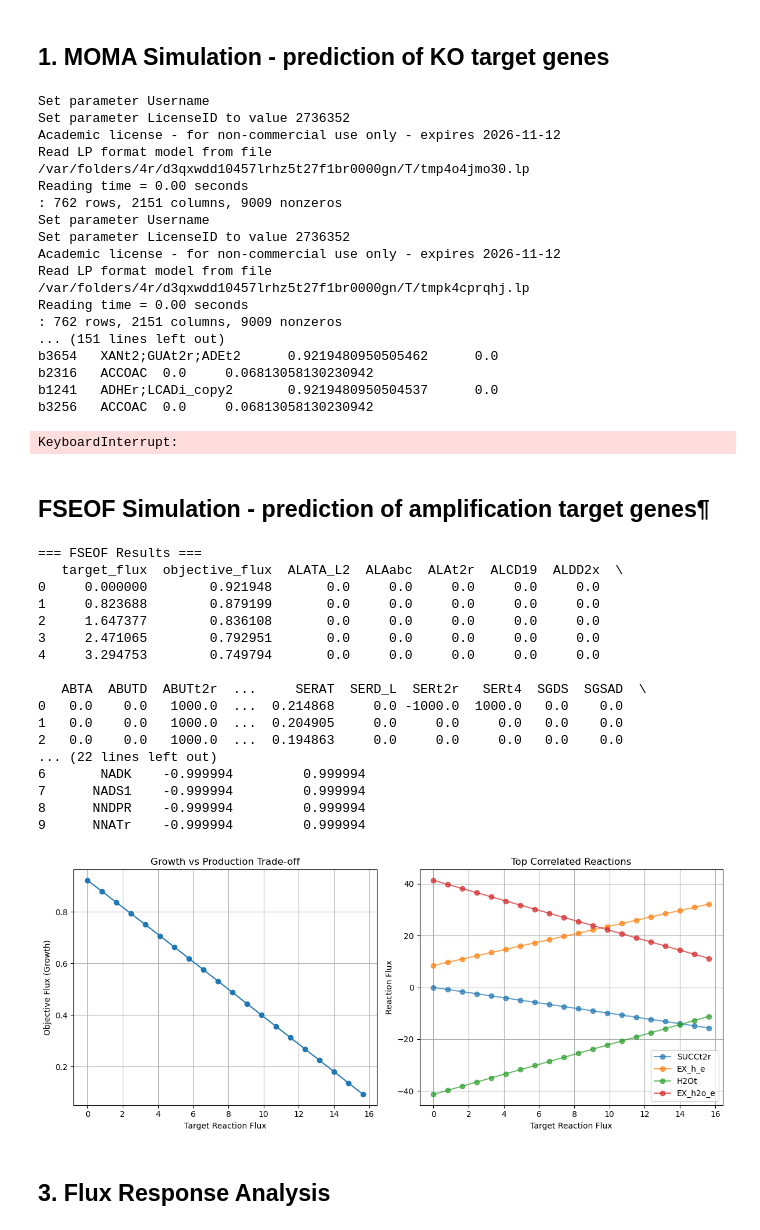
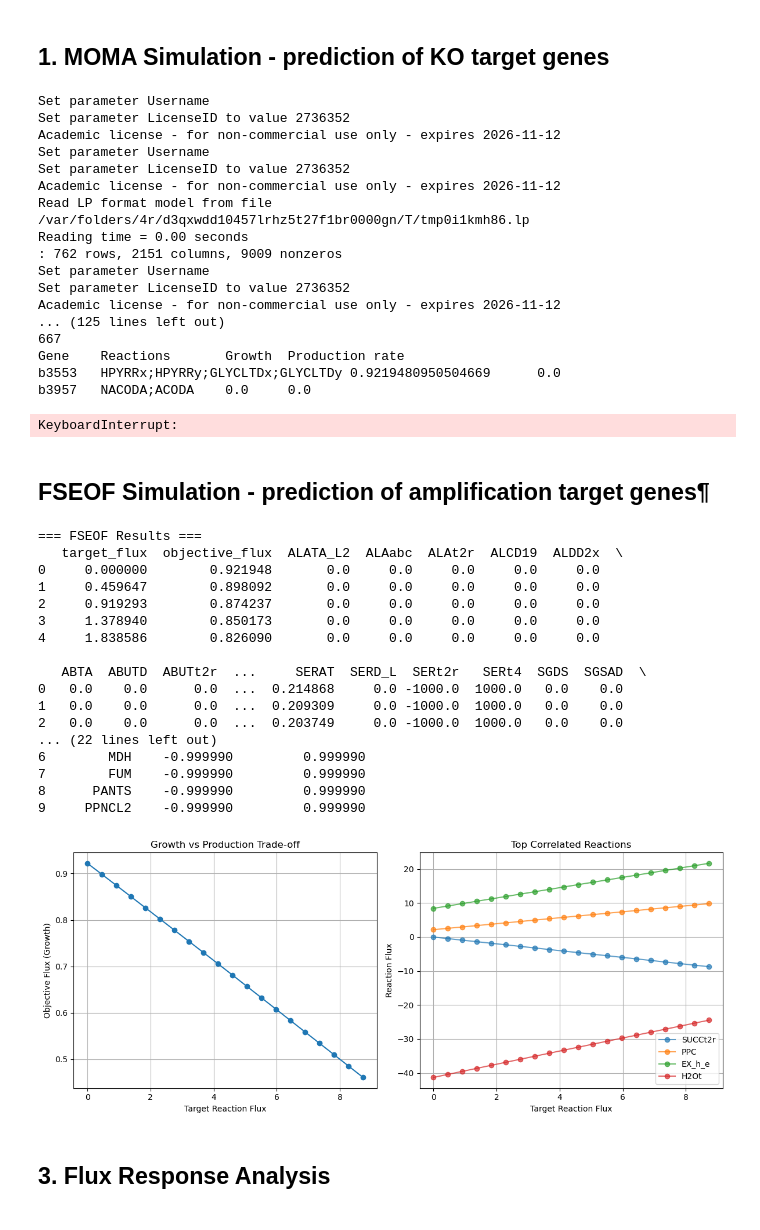
Before and after one commit to jyryu3161/bio_system_design, a Jupyter notebook: simulator_tutorials/Tutorial_2_Targeting_Simulation.ipynb, the cells around one changed output. Drawn from its saved outputs; the diff is of its cells as text; code cells hidden in the pictures.

```diff
--- a/simulator_tutorials/Tutorial_2_Targeting_Simulation.ipynb
+++ b/simulator_tutorials/Tutorial_2_Targeting_Simulation.ipynb
@@ -31,11 +31,10 @@ from cobra.flux_analysis import find_blocked_reactions
 from cobra.io import write_sbml_model
 
 model = cobra.io.read_sbml_model("iJR904.xml")
-blocked_reactions = find_blocked_reactions(model)
-print(f"Found {len(blocked_reactions)} blocked reactions")
-model.remove_reactions(blocked_reactions)
-
-write_sbml_model(model, "iJR904_rm_blocked.xml")
+# blocked_reactions = find_blocked_reactions(model)
+# print(f"Found {len(blocked_reactions)} blocked reactions")
+# model.remove_reactions(blocked_reactions)
+# write_sbml_model(model, "iJR904_rm_blocked.xml")
 
 print(len(model.genes))
 print(len(model.reactions))
@@ -43,11 +42,12 @@ print(len(model.reactions))
 sim = Simulator()
 sim.load_cobra_model(model)
 
-
 biomass_reaction = "BIOMASS_Ecoli"# iML1515 # "BIOMASS_Ecoli_core_w_GAM"
 target_reaction = "EX_succ_e"
 
-status, objective_value, wt_fluxes = sim.run_FBA(new_objective=biomass_reaction, internal_flux_minimization=True)
+flux_constraints = {}
+flux_constraints[target_reaction] = [0.01, 1000.0]
+status, objective_value, wt_fluxes = sim.run_FBA(new_objective=biomass_reaction, flux_constraints = flux_constraints, internal_flux_minimization=True)
 
 fp = open('./simulation_results_MOMA.txt', 'w')
 fp.write('%s\t%s\t%s\t%s\n'%("Gene", "Reactions", "Growth", "Production rate"))
@@ -78,20 +78,20 @@ fp.close()
 Set parameter Username
 Set parameter LicenseID to value 2736352
 Academic license - for non-commercial use only - expires 2026-11-12
-Read LP format model from file /var/folders/4r/d3qxwdd10457lrhz5t27f1br0000gn/T/tmp4o4jmo30.lp
+Set parameter Username
+Set parameter LicenseID to value 2736352
+Academic license - for non-commercial use only - expires 2026-11-12
+Read LP format model from file /var/folders/4r/d3qxwdd10457lrhz5t27f1br0000gn/T/tmp0i1kmh86.lp
 Reading time = 0.00 seconds
 : 762 rows, 2151 columns, 9009 nonzeros
 Set parameter Username
 Set parameter LicenseID to value 2736352
 Academic license - for non-commercial use only - expires 2026-11-12
-Read LP format model from file /var/folders/4r/d3qxwdd10457lrhz5t27f1br0000gn/T/tmpk4cprqhj.lp
-Reading time = 0.00 seconds
-: 762 rows, 2151 columns, 9009 nonzeros
-... (151 lines left out)
-b3654   XANt2;GUAt2r;ADEt2      0.9219480950505462      0.0
-b2316   ACCOAC  0.0     0.06813058130230942
-b1241   ADHEr;LCADi_copy2       0.9219480950504537      0.0
-b3256   ACCOAC  0.0     0.06813058130230942
+... (125 lines left out)
+667
+Gene    Reactions       Growth  Production rate
+b3553   HPYRRx;HPYRRy;GLYCLTDx;GLYCLTDy 0.9219480950504669      0.0
+b3957   NACODA;ACODA    0.0     0.0
 KeyboardInterrupt:
 # %% [markdown]
 ## FSEOF Simulation - prediction of amplification target genes¶
@@ -108,7 +108,7 @@ target_reaction = "EX_succ_e"
 
 status, results_df, correlations_df = sim.run_FSEOF(
     target_reaction=target_reaction,
-    objective_fraction=0.1,
+    objective_fraction=0.5,
     n_points=20
 )
 
@@ -131,45 +131,45 @@ if status == 'optimal':
     plt.xlabel('Target Reaction Flux')
     plt.ylabel('Objective Flux (Growth)')
     plt.title('Growth vs Production Trade-off')
     plt.grid(True)
 
     # 2. Highly correlated reactions
     plt.subplot(1, 2, 2)
     top_rxns = correlations_df.head(5)['reaction'].tolist()
     for rxn in top_rxns:
         if rxn != target_reaction:
             plt.plot(results_df['target_flux'], results_df[rxn], 'o-', label=rxn, alpha=0.7)
     plt.xlabel('Target Reaction Flux')
     plt.ylabel('Reaction Flux')
     plt.title('Top Correlated Reactions')
     plt.legend()
     plt.grid(True)
 
     plt.tight_layout()
     plt.show()
 
     # 결과 저장
     results_df.to_csv('fseof_results.csv', index=False)
     correlations_df.to_csv('fseof_correlations.csv', index=False)
 # %% [output]
 === FSEOF Results ===
    target_flux  objective_flux  ALATA_L2  ALAabc  ALAt2r  ALCD19  ALDD2x  \
 0     0.000000        0.921948       0.0     0.0     0.0     0.0     0.0
-1     0.823688        0.879199       0.0     0.0     0.0     0.0     0.0
-2     1.647377        0.836108       0.0     0.0     0.0     0.0     0.0
-3     2.471065        0.792951       0.0     0.0     0.0     0.0     0.0
-4     3.294753        0.749794       0.0     0.0     0.0     0.0     0.0
+1     0.459647        0.898092       0.0     0.0     0.0     0.0     0.0
+2     0.919293        0.874237       0.0     0.0     0.0     0.0     0.0
+3     1.378940        0.850173       0.0     0.0     0.0     0.0     0.0
+4     1.838586        0.826090       0.0     0.0     0.0     0.0     0.0
 
    ABTA  ABUTD  ABUTt2r  ...     SERAT  SERD_L  SERt2r   SERt4  SGDS  SGSAD  \
-0   0.0    0.0   1000.0  ...  0.214868     0.0 -1000.0  1000.0   0.0    0.0
-1   0.0    0.0   1000.0  ...  0.204905     0.0     0.0     0.0   0.0    0.0
-2   0.0    0.0   1000.0  ...  0.194863     0.0     0.0     0.0   0.0    0.0
+0   0.0    0.0      0.0  ...  0.214868     0.0 -1000.0  1000.0   0.0    0.0
+1   0.0    0.0      0.0  ...  0.209309     0.0 -1000.0  1000.0   0.0    0.0
+2   0.0    0.0      0.0  ...  0.203749     0.0 -1000.0  1000.0   0.0    0.0
 ... (22 lines left out)
-6       NADK    -0.999994         0.999994
-7      NADS1    -0.999994         0.999994
-8      NNDPR    -0.999994         0.999994
-9      NNATr    -0.999994         0.999994
+6        MDH    -0.999990         0.999990
+7        FUM    -0.999990         0.999990
+8      PANTS    -0.999990         0.999990
+9     PPNCL2    -0.999990         0.999990
-[figure, old version]
+[figure, new version]
 # %% [markdown]
 ## 3. Flux Response Analysis
 # %% [markdown]
```
Also changed, not shown: parts of 3 cells of this notebook, 20 other files.
